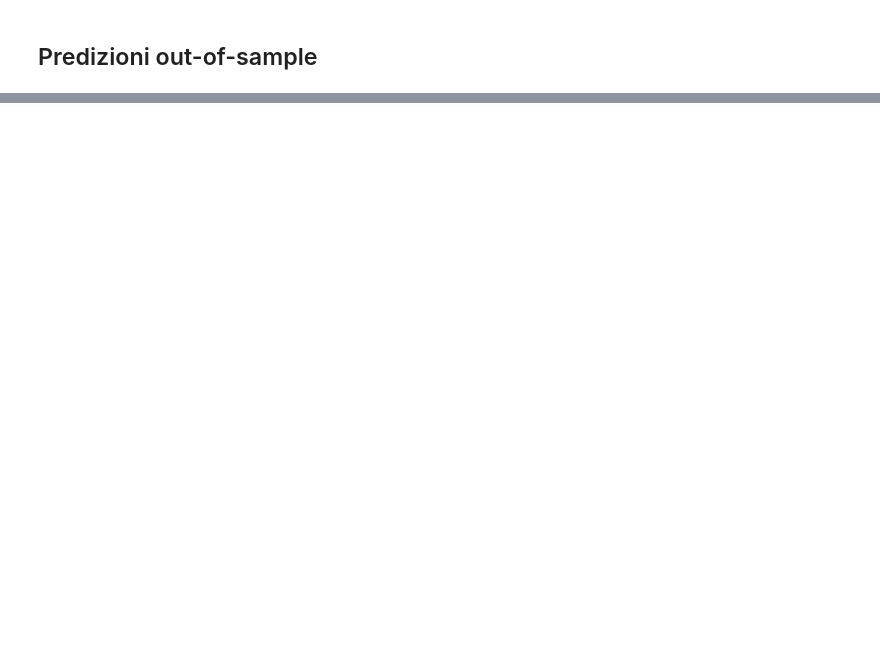
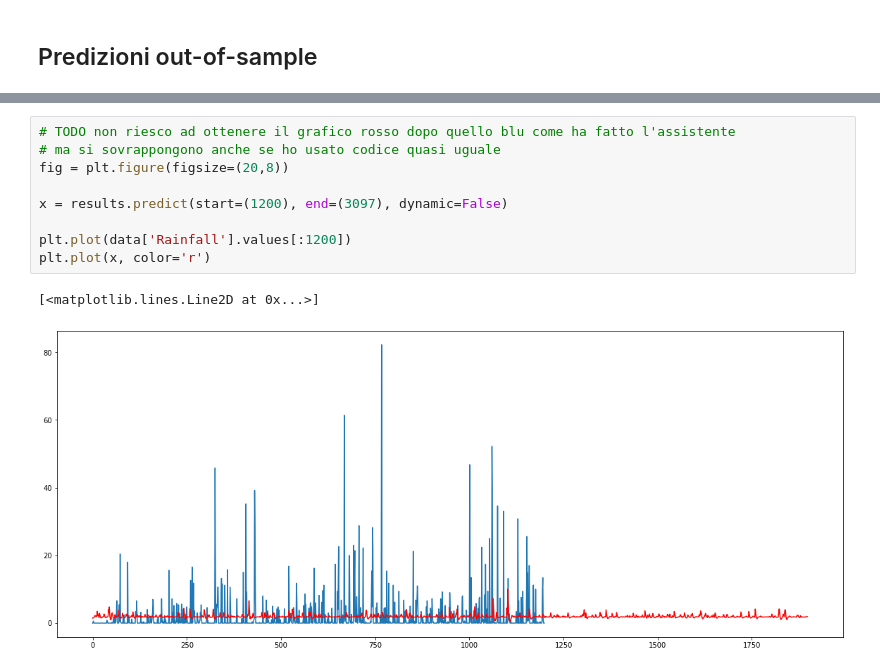
Before and after one commit to Renato89/rain-in-australia, a Jupyter notebook: RainInAustralia[con_ETL_e_SARIMA].ipynb, the cells around one changed output, grey strips where cells are left out. Cells and saved outputs as stored; diff of their text form; blank space fills up the shorter version.

```diff
--- a/RainInAustralia[con_ETL_e_SARIMA].ipynb
+++ b/RainInAustralia[con_ETL_e_SARIMA].ipynb
@@ -332,0 +490,12 @@ ax.fill_between(fcast.index, fcast['mean_ci_lower'], fcast['mean_ci_upper'], col
+# %%
+# TODO non riesco ad ottenere il grafico rosso dopo quello blu come ha fatto l'assistente
+# ma si sovrappongono anche se ho usato codice quasi uguale
+fig = plt.figure(figsize=(20,8))
+
+x = results.predict(start=(1200), end=(3097), dynamic=False)
+
+plt.plot(data['Rainfall'].values[:1200])
+plt.plot(x, color='r')
+# %% [output]
+[<matplotlib.lines.Line2D at 0x...>]
+[figure, added]
```
Also changed, not shown: parts of 42 cells of this notebook.
